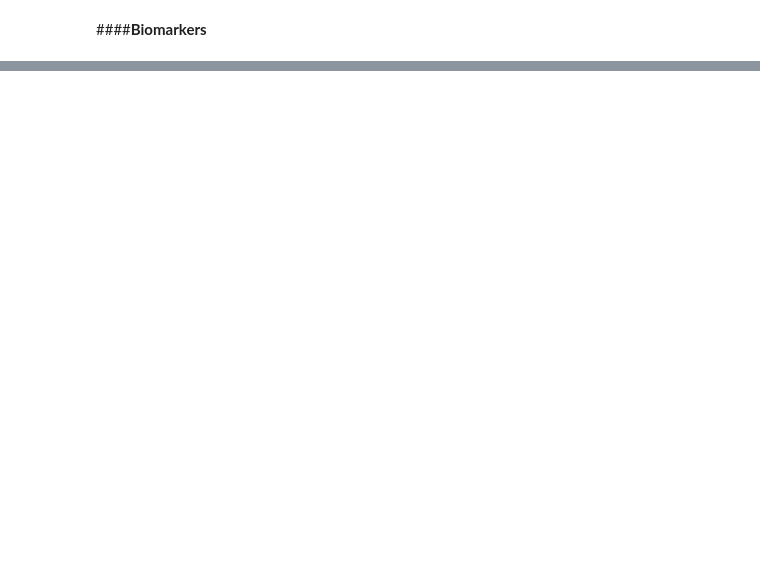
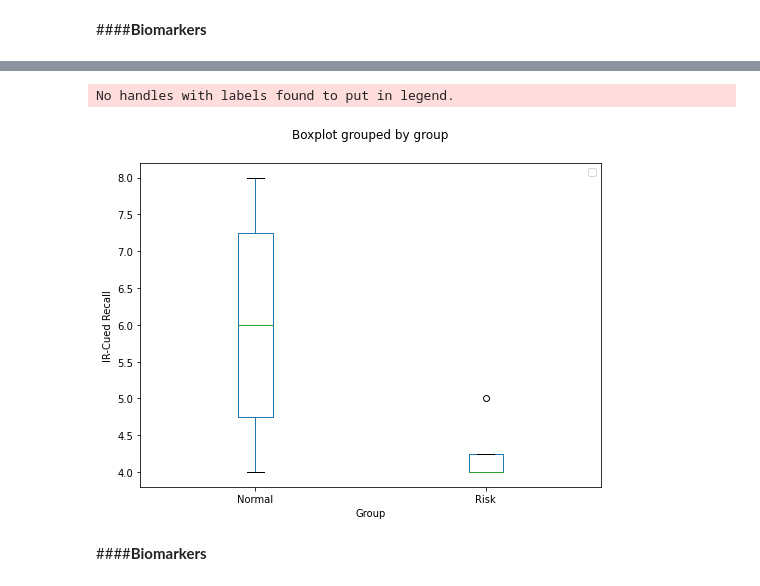
Before and after one commit to Sirabhop/Preclinical-AD-EEG-classification, a Jupyter notebook: Data_Analysis.ipynb, the cells around one changed output, grey strips where cells are left out. Cells and saved outputs as stored; diff of their text form; code cells hidden in the pictures; blank space fills up the shorter version.

```diff
--- a/Data_Analysis.ipynb
+++ b/Data_Analysis.ipynb
@@ -64,0 +93,4 @@ features.drop(['Unnamed: 0'], inplace = True, axis = 1)
+# %%
+CogMarkers2 = CogMarkers
+CogMarkers2['group'][CogMarkers2['group'] == 0] = 'Normal'
+CogMarkers2['group'][CogMarkers2['group'] == 1] = 'Risk'
@@ -64,0 +113,12 @@ features.drop(['Unnamed: 0'], inplace = True, axis = 1)
+# %%
+CogMarkers2.boxplot(column = ['IR-CuedR'], by = ['group'], grid = False, figsize = (8,6))
+plt.title(None)
+plt.xlabel('Group')
+plt.ylabel('IR-Cued Recall')
+plt.legend()
+plt.show()
+# %% [output]
+No handles with labels found to put in legend.
+[figure, added]
+# %% [markdown]
+####**Biomarkers**
```
Also changed, not shown: parts of 10 cells of this notebook.
